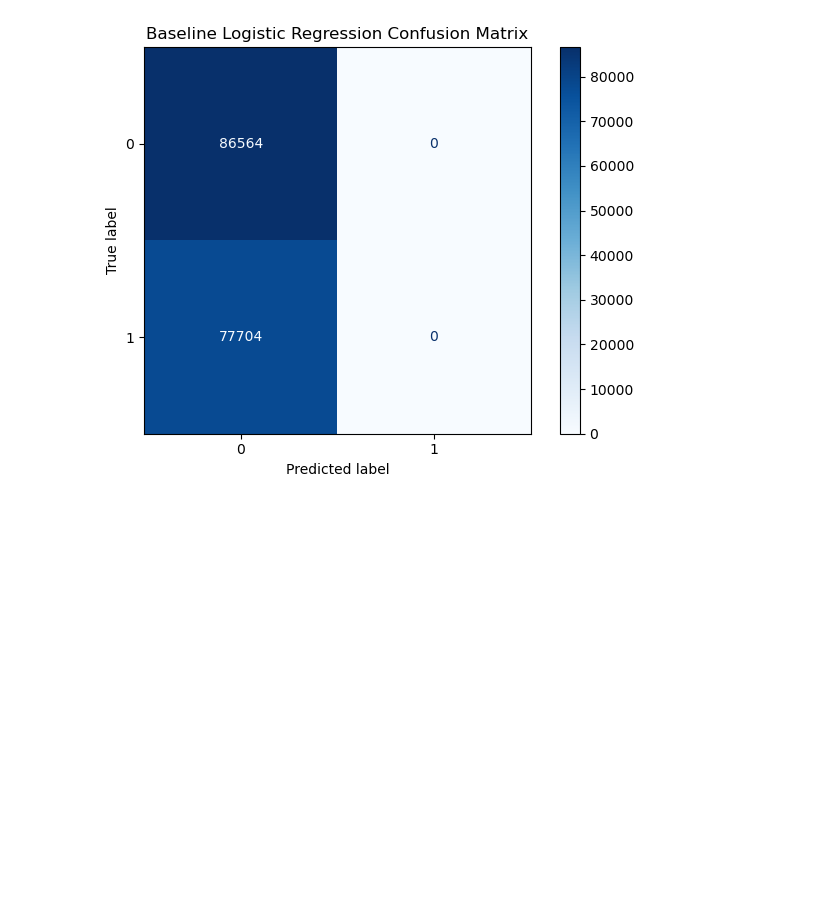
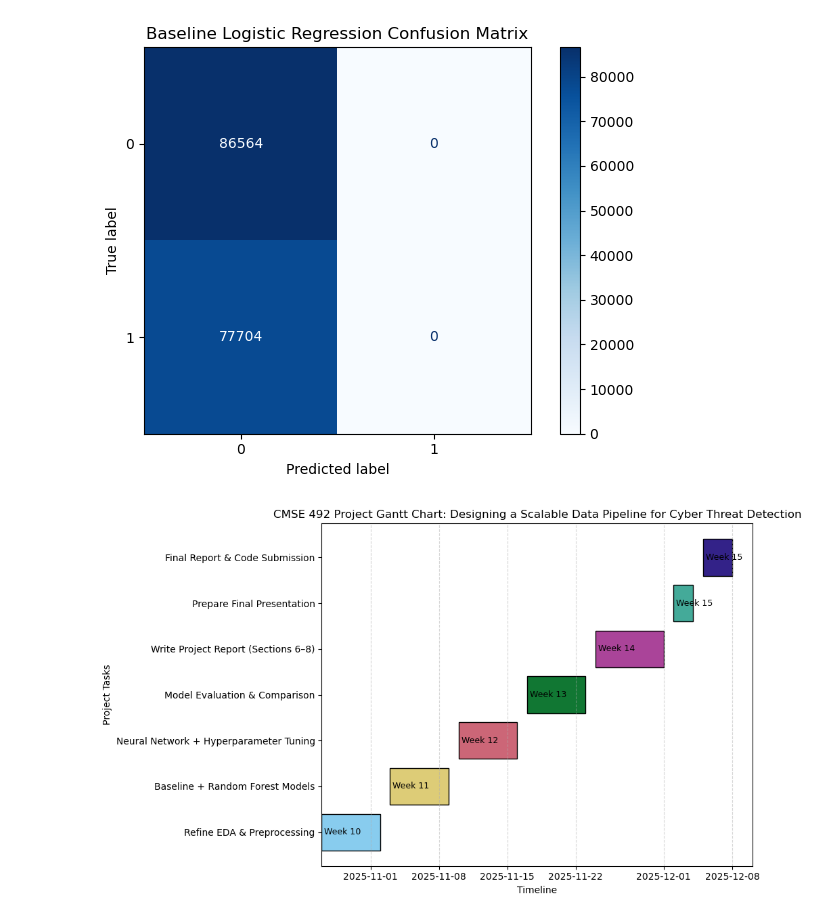
Before and after one commit to doverara/cmse492_project, a Jupyter notebook: notebooks/exploratory/pre-analysis-basline.ipynb, the cells around one changed output. Cells and saved outputs as stored; diff of their text form; code cells hidden in the pictures; blank space fills up the shorter version.

Commit message:
HW: Project Setup and Proposal - Complete

```diff
--- a/notebooks/exploratory/pre-analysis-basline.ipynb
+++ b/notebooks/exploratory/pre-analysis-basline.ipynb
@@ -206,3 +232,41 @@ save_fig("baseline_confusion_matrix")
 plt.show()
 # %% [output]
 [figure]
+# %%
+import matplotlib.pyplot as plt
+import pandas as pd
+from datetime import datetime
+
+# --- Define your project schedule ---
+tasks = [
+    # Week, Start, End, Task, Category, Color
+    ("Week 10", "2025-10-27", "2025-11-02", "Refine EDA & Preprocessing", "Data Prep", "#88CCEE"),
+    ("Week 11", "2025-11-03", "2025-11-09", "Baseline + Random Forest Models", "Model Dev", "#DDCC77"),
+    ("Week 12", "2025-11-10", "2025-11-16", "Neural Network + Hyperparameter Tuning", "Model Dev", "#CC6677"),
+    ("Week 13", "2025-11-17", "2025-11-23", "Model Evaluation & Comparison", "Evaluation", "#117733"),
+    ("Week 14", "2025-11-24", "2025-12-01", "Write Project Report (Sections 6–8)", "Reporting", "#AA4499"),
+    ("Week 15", "2025-12-02", "2025-12-04", "Prepare Final Presentation", "Presentation", "#44AA99"),
+    ("Week 15", "2025-12-05", "2025-12-08", "Final Report & Code Submission", "Submission", "#332288"),
+]
+
+df = pd.DataFrame(tasks, columns=["Week", "Start", "End", "Task", "Category", "Color"])
+df["Start"] = pd.to_datetime(df["Start"])
+df["End"] = pd.to_datetime(df["End"])
+
+# --- Plot ---
+fig, ax = plt.subplots(figsize=(10, 6))
+for i, row in enumerate(df.itertuples()):
+    ax.barh(row.Task, (row.End - row.Start).days, left=row.Start, color=row.Color, edgecolor='black')
+    ax.text(row.Start, i, f" {row.Week}", va='center', fontsize=9, color='black')
+
+ax.set_xlabel("Timeline")
+ax.set_ylabel("Project Tasks")
+ax.set_title("CMSE 492 Project Gantt Chart: Designing a Scalable Data Pipeline for Cyber Threat Detection")
+ax.grid(True, axis='x', linestyle='--', alpha=0.5)
+plt.tight_layout()
+
+# --- Save the figure ---
+save_fig("project_timeline")
+plt.show()
+# %% [output]
+[figure, added]
```
Also changed, not shown: parts of 1 cell of this notebook.
